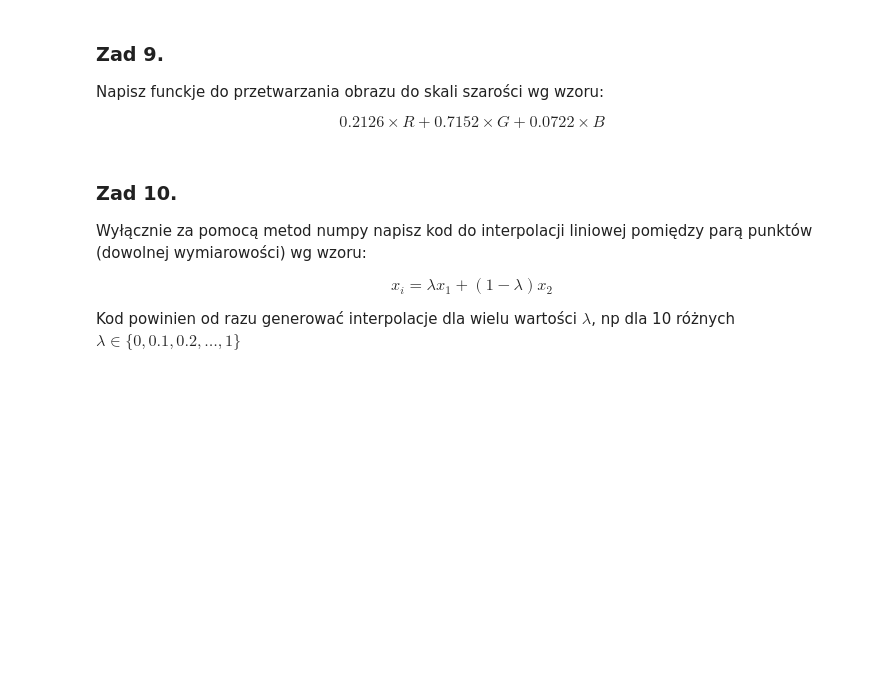
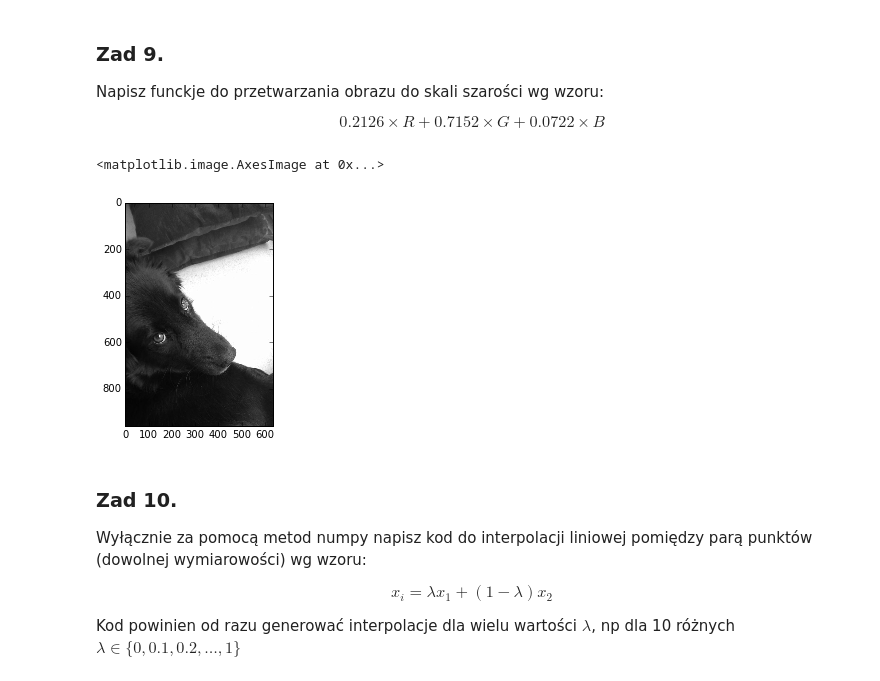
Before and after one commit to jan-osch/python-lecture, a Jupyter notebook: lab_10.ipynb, the cells around one changed output. Cells and saved outputs as stored; diff of their text form; code cells hidden in the pictures; blank space fills up the shorter version.

```diff
--- a/lab_10.ipynb
+++ b/lab_10.ipynb
@@ -119,6 +256,14 @@ plt.imshow(img)
 Napisz funckje do przetwarzania obrazu do skali szarości wg wzoru:
 
 $$ 0.2126 \times R + 0.7152 \times  G + 0.0722 \times B $$
+# %%
+def to_grayscale(image):
+    return np.sum(image * [0.2126, 0.7152, 0.0722], 2)
+
+plt.imshow(to_grayscale(img), cmap='gray')
+# %% [output]
+<matplotlib.image.AxesImage at 0x...>
+[figure, added]
 # %% [markdown]
 ### Zad 10.
 
```
Also changed, not shown: parts of 13 cells of this notebook, 2 other files.
